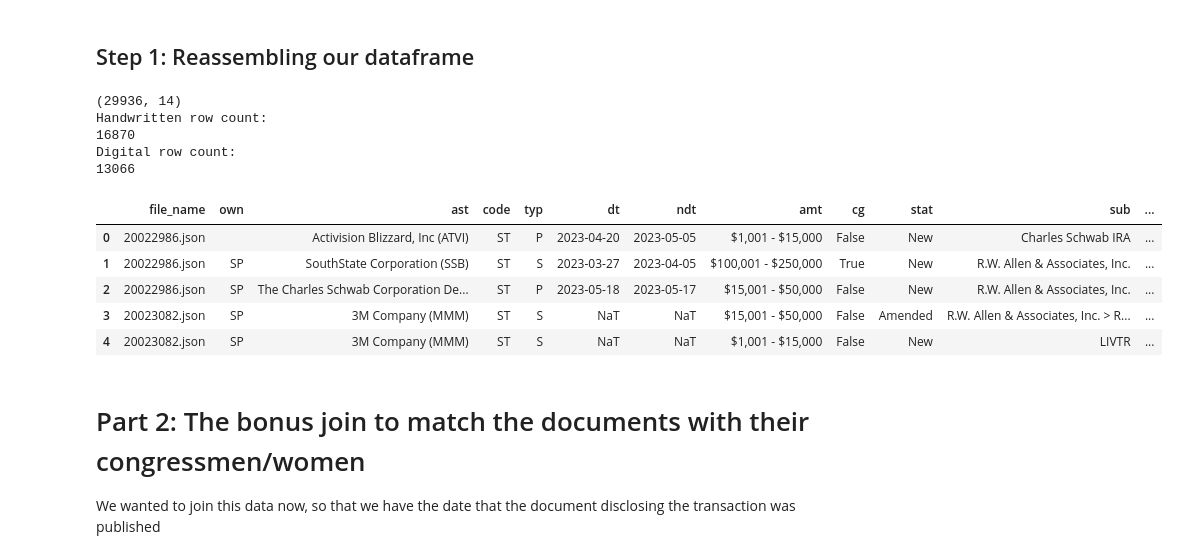
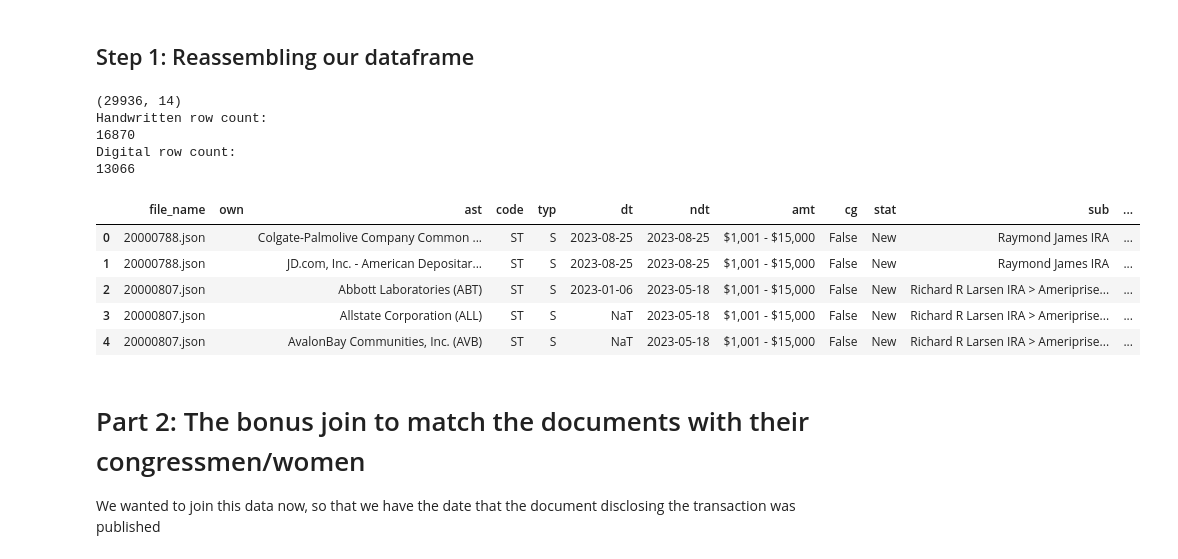
Before and after one commit to TheCarsonWest/DSA405, a Jupyter notebook: assignment-jupyter/DSA405_002_FA26_P3_cjwest7.ipynb, the cells around one changed output. Cells and saved outputs as stored; diff of their text form; code cells hidden in the pictures.

Commit message:
Cleaned up the code to run without the need for temperary hard coded .txt and .csv files. Full pipeline runs from the .xml clerk directories all the way through P3 without much additional input

```diff
--- a/assignment-jupyter/DSA405_002_FA26_P3_cjwest7.ipynb
+++ b/assignment-jupyter/DSA405_002_FA26_P3_cjwest7.ipynb
@@ -35,26 +43,40 @@ In order to get all of the historical stock data in the most polite way possible
 # %% [markdown]
 ## Step 1: Reassembling our dataframe
 # %%
+import xml.etree.ElementTree as ET
+from pathlib import Path
+
 import pandas as pd
 
 
-base_url = "./../data/json/"
-index_url = "./../data/all_json_paths.txt"
+# Edit this tuple to choose which filing years to analyze (e.g. (2023,)).
+ANALYSIS_YEARS = (2023, 2024, 2025)
 
+if not ANALYSIS_YEARS:
+    raise ValueError("ANALYSIS_YEARS must contain at least one year.")
 
-document_ids = (
-    pd.read_csv(index_url, header=None, dtype=str)[0]
-    .str.strip()
-    .dropna()
+ANALYSIS_START_DATE = pd.Timestamp(
+    year=min(ANALYSIS_YEARS) - 1, month=11, day=14
 )
-document_ids = document_ids[document_ids != ""].tolist()
+ANALYSIS_END_DATE = pd.Timestamp(
+    year=max(ANALYSIS_YEARS) + 1, month=1, day=1
+)
 
-json_files = [f"{document_id}.json" for document_id in document_ids]
+PROJECT_ROOT = next(
+    (path for path in (Path.cwd(), *Path.cwd().parents) if (path / "data").is_dir()),
+    Path.cwd(),
+)
+DATA_DIRECTORY = PROJECT_ROOT / "data"
+JSON_DIRECTORY = DATA_DIRECTORY / "json"
+CLERK_DIRECTORY = DATA_DIRECTORY / "clerk_directories"
+json_paths = sorted(JSON_DIRECTORY.glob("*.json"))
+if not json_paths:
+    raise FileNotFoundError(f"No parsed JSON documents found in {JSON_DIRECTORY}")
 dataframes = []
 
-for file_name in json_files:
-    df = pd.read_json(f"{base_url}{file_name}")
-    df["file_name"] = file_name
+for json_path in json_paths:
+    df = pd.read_json(json_path)
+    df["file_name"] = json_path.name
     dataframes.append(df)
 
 combined_df = (
@@ -94,40 +116,40 @@ for column in ["dt", "ndt"]:
         errors="coerce"
     )
 
 # Theres apparently a lot of malformed sentinel dates that make no sense, so we will filter them out
-lower_bound = pd.Timestamp("2022-11-14")
-upper_bound = pd.Timestamp("2026-01-01")
+lower_bound = ANALYSIS_START_DATE
+upper_bound = ANALYSIS_END_DATE
 
 # Classifying each row on whether or not it appeared in a handwritten PTR doc or a digital PTR doc
 parsed_df["handwritten"] = parsed_df["file_name"].str.extract(r"(\d+)\.json")[0].astype(int) < 20000000
 
 
 for column in ["dt", "ndt"]:
     outside_range = (
         (parsed_df[column] < lower_bound)
         | (parsed_df[column] > upper_bound)
     )
     parsed_df.loc[outside_range, column] = pd.NaT
 print(parsed_df.shape)
 
 print("Handwritten row count:")
 print(parsed_df["handwritten"].sum())
 print("Digital row count:")
 print((~parsed_df["handwritten"]).sum())
 
 parsed_df.head(5)
 # %% [output]
 (29936, 14)
 Handwritten row count:
 16870
 Digital row count:
 13066
 |  | file_name | own | ast | code | typ | dt | ndt | amt | cg | stat | sub | ... |
-| 0 | 20022986.json |  | Activision Blizzard, Inc (ATVI) | ST | P | 2023-04-20 | 2023-05-05 | $1,001 - $15,000 | False | New | Charles Schwab IRA | ... |
-| 1 | 20022986.json | SP | SouthState Corporation (SSB) | ST | S | 2023-03-27 | 2023-04-05 | $100,001 - $250,000 | True | New | R.W. Allen & Associates, Inc. | ... |
-| 2 | 20022986.json | SP | The Charles Schwab Corporation De... | ST | P | 2023-05-18 | 2023-05-17 | $15,001 - $50,000 | False | New | R.W. Allen & Associates, Inc. | ... |
-| 3 | 20023082.json | SP | 3M Company (MMM) | ST | S | NaT | NaT | $15,001 - $50,000 | False | Amended | R.W. Allen & Associates, Inc. > R... | ... |
-| 4 | 20023082.json | SP | 3M Company (MMM) | ST | S | NaT | NaT | $1,001 - $15,000 | False | New | LIVTR | ... |
+| 0 | 20000788.json |  | Colgate-Palmolive Company Common ... | ST | S | 2023-08-25 | 2023-08-25 | $1,001 - $15,000 | False | New | Raymond James IRA | ... |
+| 1 | 20000788.json |  | JD.com, Inc. - American Depositar... | ST | S | 2023-08-25 | 2023-08-25 | $1,001 - $15,000 | False | New | Raymond James IRA | ... |
+| 2 | 20000807.json |  | Abbott Laboratories (ABT) | ST | S | 2023-01-06 | 2023-05-18 | $1,001 - $15,000 | False | New | Richard R Larsen IRA > Ameriprise... | ... |
+| 3 | 20000807.json |  | Allstate Corporation (ALL) | ST | S | NaT | 2023-05-18 | $1,001 - $15,000 | False | New | Richard R Larsen IRA > Ameriprise... | ... |
+| 4 | 20000807.json |  | AvalonBay Communities, Inc. (AVB) | ST | S | NaT | 2023-05-18 | $1,001 - $15,000 | False | New | Richard R Larsen IRA > Ameriprise... | ... |
 # %% [markdown]
 # Part 2: The bonus join to match the documents with their congressmen/women
 
```
Also changed, not shown: parts of 16 cells of this notebook, 16 other files.
